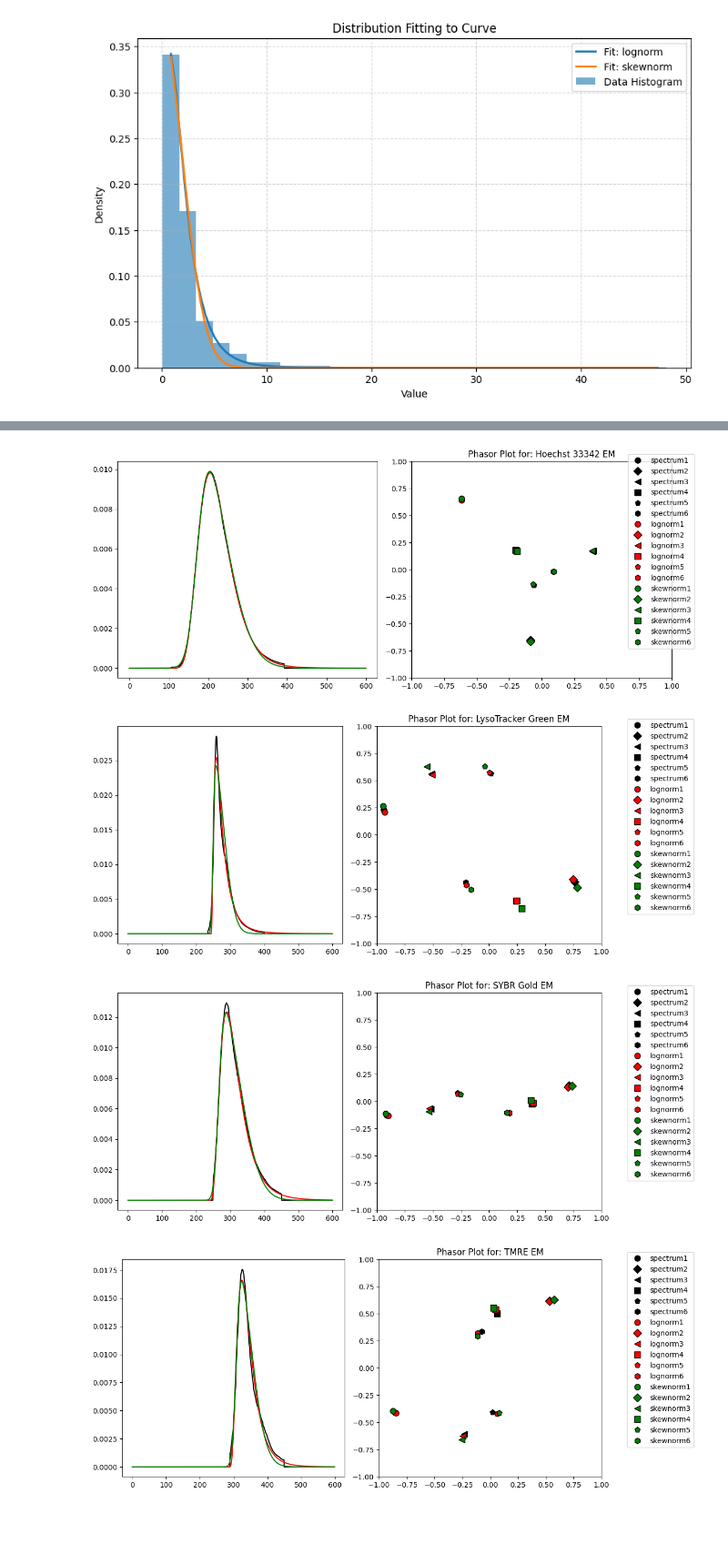
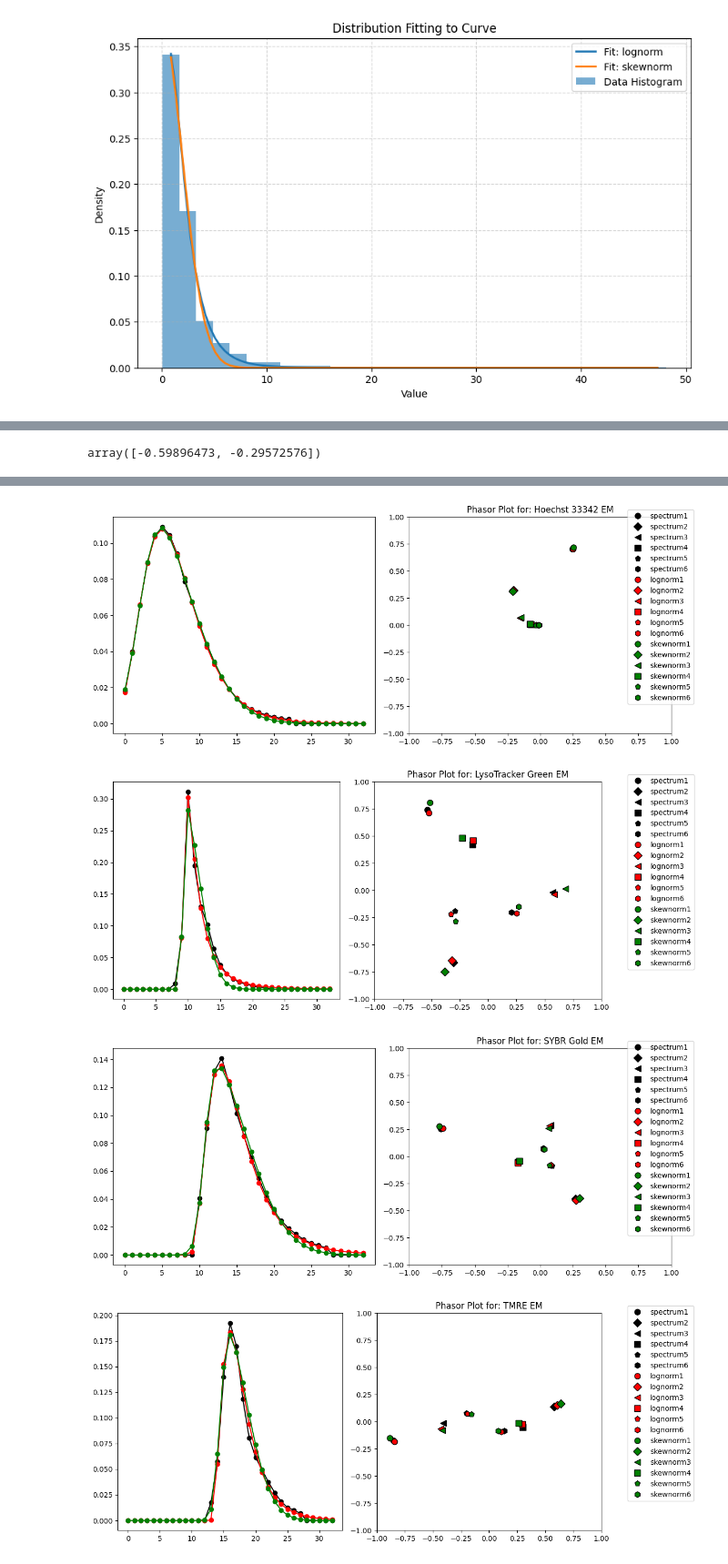
Before and after one commit to Scipio-OncoBreast/Spectral-Unmixing---Large-Panel, a Jupyter notebook: test_picasso phasors - lognorm.ipynb, the cells around one changed output, grey strips where cells are left out. Shown at 91% size. Drawn from its saved outputs; the diff is of its cells as text; code cells hidden in the pictures; blank space fills up the shorter version.

Commit message:
Added fitting to lognorm based on phasor coordinates

```diff
--- a/test_picasso phasors - lognorm.ipynb
+++ b/test_picasso phasors - lognorm.ipynb
@@ -410,7 +408,7 @@ import pandas as pd
 wavelengths = np.round(np.linspace(400, 750, 33))  # Example wavelength range from 400 to 700 nm
 
 # Load the CSV file
-df = pd.read_csv(r"C:\Users\scipi\VS Code\Spectral-Unmixing---Large-Panel\FPbase_Spectra.csv (9).csv")
+df = pd.read_csv(r"FPbase_Spectra.csv (9).csv")
 
 # Keep only the 'Wavelength' column and columns ending with 'EM'
 cols_to_keep = ['Wavelength'] + [col for col in df.columns if col.endswith('EM')]
@@ -418,6 +416,7 @@ df = df[cols_to_keep]
 
 # Substitute NaN values with zeros
 df = df.fillna(0)
+df_filtered = df[df['Wavelength'].isin(wavelengths)]
 
-print(df.head())
+print(df_filtered)
 # %% [output]
@@ -543,0 +646,30 @@ Distribution: skewnorm
+# %%
+x = np.arange(T_period)
+y = stats.lognorm.pdf(x, s=1, loc=true_loc, scale=true_scale)
+y_fit = stats.lognorm.pdf(x, s=1, loc=optimized_params[0], scale=optimized_params[1])
+y0 = stats.lognorm.pdf(x, s=1, loc=initial_guess[0], scale=initial_guess[1])
+
+fig,ax = plt.subplots(1,2,figsize=(10,5))
+ax[0].plot(x, y, '-',label='True Distribution', color='blue')
+ax[0].plot(x, y_fit, '--',label='Fitted Distribution', color='red')
+ax[0].plot(x, y0, ':k',label='Initial Guess')
+ax[0].legend()
+obj_gs = np.zeros(n_harmonics*2)
+for i_harm,n_harm in enumerate(range(1, n_harmonics + 1)):
+    obj_g, obj_s, _, _ = lsf.PhasorTransform_Slow_2D(y0[:,None], axis=0, n_harmonic=n_harm)
+    obj_gs[i_harm*2:(i_harm*2+2)] =  np.asarray([obj_g, obj_s])[:,0]
+print(obj_gs)
+ax[1].plot(obj_gs[0::2], obj_gs[1::2], '*', color='black', label='Initial Phasor', markersize=8)
+obj_gs = np.zeros(n_harmonics*2)
+for i_harm,n_harm in enumerate(range(1, n_harmonics + 1)):
+    obj_g, obj_s, _, _ = lsf.PhasorTransform_Slow_2D(y[:,None], axis=0, n_harmonic=n_harm)
+    obj_gs[i_harm*2:(i_harm*2+2)] =  np.asarray([obj_g, obj_s])[:,0]
+print(obj_gs)
+ax[1].plot(obj_gs[0::2], obj_gs[1::2], 'o', color='blue', label='True Phasor', markersize=8)
+obj_gs = np.zeros(n_harmonics*2)
+for i_harm,n_harm in enumerate(range(1, n_harmonics + 1)):
+    obj_g, obj_s, _, _ = lsf.PhasorTransform_Slow_2D(y_fit[:,None], axis=0, n_harmonic=n_harm)
+    obj_gs[i_harm*2:(i_harm*2+2)] =  np.asarray([obj_g, obj_s])[:,0]
+print(obj_gs)
+ax[1].plot(obj_gs[0::2], obj_gs[1::2], '*', color='red', label='Fitted Phasor', markersize=8)
+ax[1].legend()
@@ -544,3 +685,7 @@ Distribution: skewnorm
+# %%
+ np.asarray([target_g, target_s])[:,0]
+# %% [output]
+array([-0.59896473, -0.29572576])
 # %%
 colors = 'krgcmybwr'
 markers = 'oD<sph8'
@@ -562,14 +707,14 @@ for dye_name in df_filtered.columns[1:]:
     # Calculate phasor parameters for each fitted curve
     fit_results = fit_distributions_to_curve(np.arange(len(y)), y)
     idx_distr = 1
-    ax[0].plot(x, y, label='Data', color=colors[0])
+    ax[0].plot(x, y, '-o', label='Data', color=colors[0])
     for dist_name, result in fit_results.items():
         if 'error' not in result:
             params = result['parameters']
             pdf_func = getattr(stats, dist_name)
             fit_curve = pdf_func.pdf(x, *params)
             phasor_results[dye_name][dist_name] = []
-            ax[0].plot(x, fit_curve, label=dist_name, color=colors[idx_distr])
+            ax[0].plot(x, fit_curve, '-o',label=dist_name, color=colors[idx_distr])
             for n in range(1, 7):
                 g, s, ph, m = lsf.PhasorTransform_Slow_2D(fit_curve[:, None], axis=0, n_harmonic=n)
                 phasor_results[dye_name][dist_name].append({'g'+str(n): g[0], 's'+str(n): s[0], 'ph'+str(n): ph[0], 'm'+str(n): m[0]})
@@ -599,4 +744,4 @@ for dye_name in df_filtered.columns[1:]:
-[figure, old version]
+[figure, new version]
-[figure, old version]
+[figure, new version]
-[figure, old version]
+[figure, new version]
-[figure, old version]
+[figure, new version]
```
Also changed, not shown: parts of 6 cells of this notebook, 10 other files.
